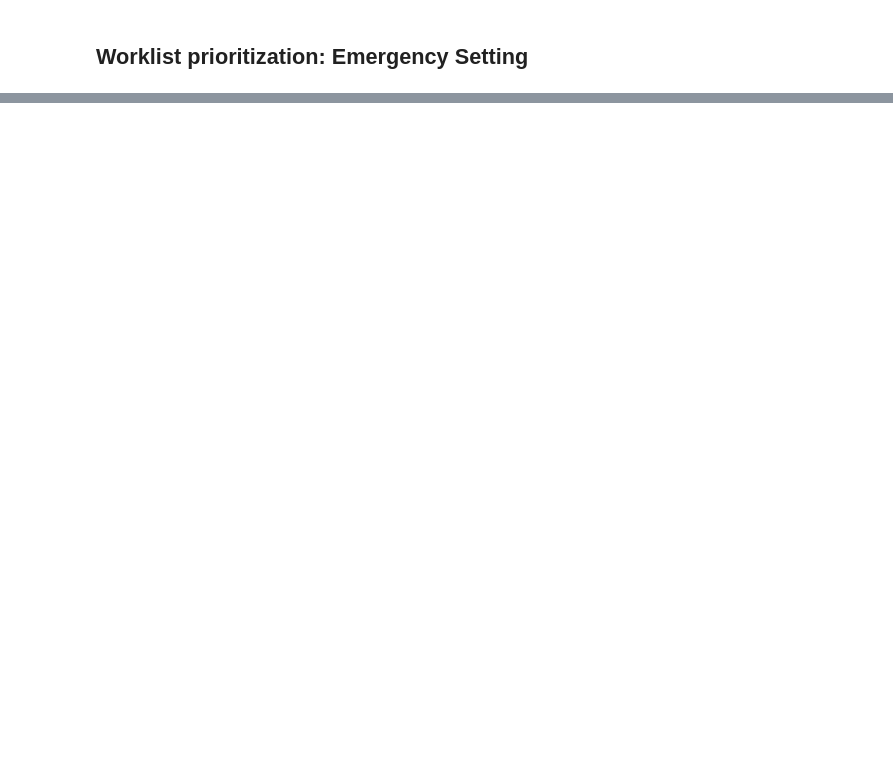
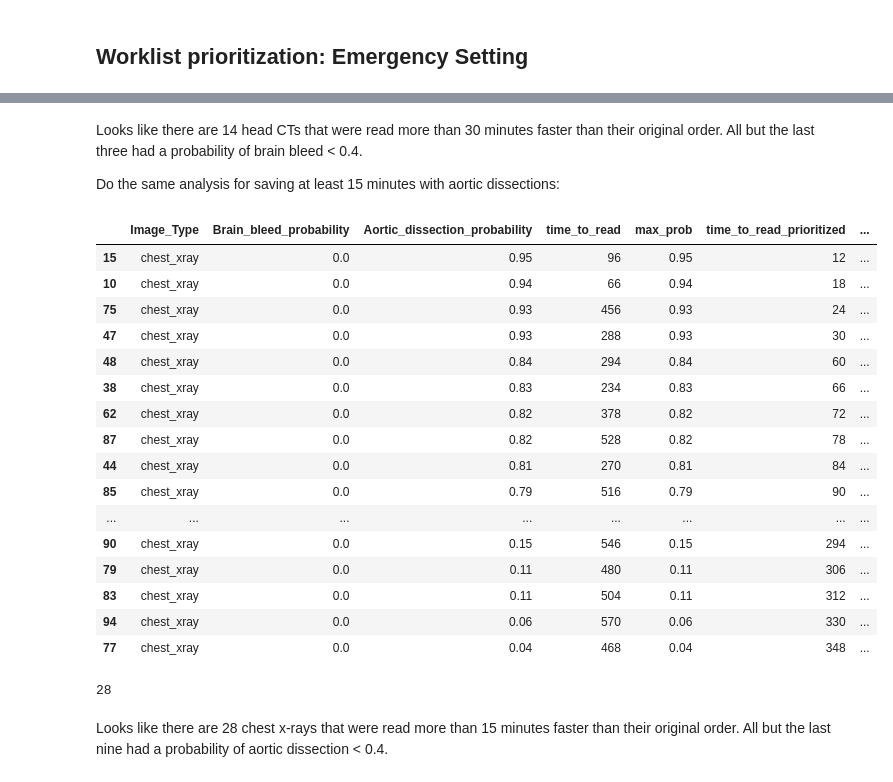
Before and after one commit to TRoboto/Udacity, a Jupyter notebook: AI for Healthcare Nanodegree/Exercise - Apply Machine Learning/Exercise.ipynb, the cells around one changed output, grey strips where cells are left out. Drawn from its saved outputs; the diff is of its cells as text; code cells hidden in the pictures; blank space fills up the shorter version.

```diff
--- a/AI for Healthcare Nanodegree/Exercise - Apply Machine Learning/Exercise.ipynb
+++ b/AI for Healthcare Nanodegree/Exercise - Apply Machine Learning/Exercise.ipynb
@@ -12,0 +35,2 @@ worklist.head()
+# %%
+worklist['max_prob'] = worklist[["Brain_bleed_probability", "Aortic_dissection_probability"]].max(axis=1)
@@ -12,0 +48,2 @@ worklist.head()
+# %%
+worklist_prioritized = worklist.sort_values(by=['max_prob'],ascending=False)
@@ -12,0 +59,4 @@ worklist.head()
+# %%
+worklist_prioritized['time_to_read_prioritized'] = np.arange(6, 6*(len(worklist)+1),6)
+# %%
+worklist_prioritized['time_delta'] = worklist_prioritized['time_to_read'] - worklist_prioritized['time_to_read_prioritized']
@@ -12,0 +92,30 @@ worklist.head()
+# %% [markdown]
+Looks like there are 14 head CTs that were read more than 30 minutes faster than their original order. All but the last three had a probability of brain bleed < 0.4.
+
+Do the same analysis for saving at least 15 minutes with aortic dissections:
+# %%
+worklist_prioritized[((worklist_prioritized.time_delta>=15)&(worklist_prioritized.Image_Type=='chest_xray'))]
+# %% [output]
+|  | Image_Type | Brain_bleed_probability | Aortic_dissection_probability | time_to_read | max_prob | time_to_read_prioritized | ... |
+| 15 | chest_xray | 0.0 | 0.95 | 96 | 0.95 | 12 | ... |
+| 10 | chest_xray | 0.0 | 0.94 | 66 | 0.94 | 18 | ... |
+| 75 | chest_xray | 0.0 | 0.93 | 456 | 0.93 | 24 | ... |
+| 47 | chest_xray | 0.0 | 0.93 | 288 | 0.93 | 30 | ... |
+| 48 | chest_xray | 0.0 | 0.84 | 294 | 0.84 | 60 | ... |
+| 38 | chest_xray | 0.0 | 0.83 | 234 | 0.83 | 66 | ... |
+| 62 | chest_xray | 0.0 | 0.82 | 378 | 0.82 | 72 | ... |
+| 87 | chest_xray | 0.0 | 0.82 | 528 | 0.82 | 78 | ... |
+| 44 | chest_xray | 0.0 | 0.81 | 270 | 0.81 | 84 | ... |
+| 85 | chest_xray | 0.0 | 0.79 | 516 | 0.79 | 90 | ... |
+| ... | ... | ... | ... | ... | ... | ... | ... |
+| 90 | chest_xray | 0.0 | 0.15 | 546 | 0.15 | 294 | ... |
+| 79 | chest_xray | 0.0 | 0.11 | 480 | 0.11 | 306 | ... |
+| 83 | chest_xray | 0.0 | 0.11 | 504 | 0.11 | 312 | ... |
+| 94 | chest_xray | 0.0 | 0.06 | 570 | 0.06 | 330 | ... |
+| 77 | chest_xray | 0.0 | 0.04 | 468 | 0.04 | 348 | ... |
+# %%
+len(worklist_prioritized[((worklist_prioritized.time_delta>=15)&(worklist_prioritized.Image_Type=='chest_xray'))])
+# %% [output]
+28
+# %% [markdown]
+Looks like there are 28 chest x-rays that were read more than 15 minutes faster than their original order. All but the last nine had a probability of aortic dissection < 0.4.
```
Also changed, not shown: parts of 11 cells of this notebook.
